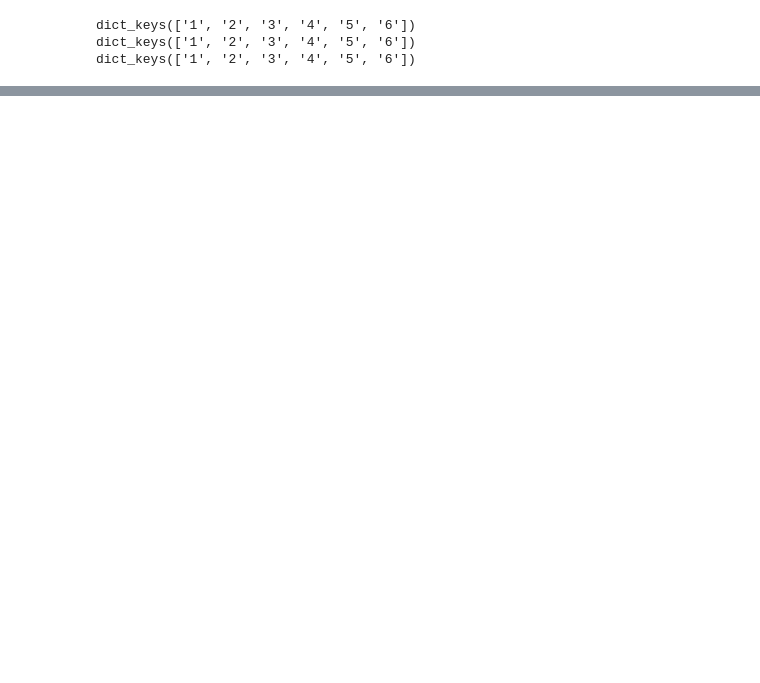
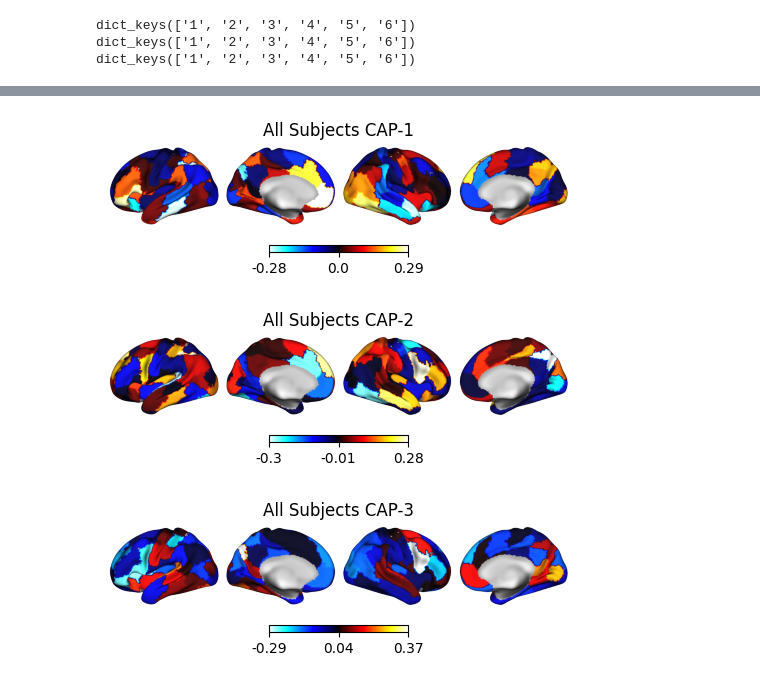
Before and after one commit to donishadsmith/neurocaps, a Jupyter notebook: demo.ipynb, the cells around one changed output, grey strips where cells are left out. Cells and saved outputs as stored; diff of their text form; code cells hidden in the pictures; blank space fills up the shorter version.

```diff
--- a/demo.ipynb
+++ b/demo.ipynb
@@ -248,0 +294,6 @@ cap_analysis.caps2surf(cmap=custom_cmap, size=(500, 100), layout="row")
+# %%
+cap_analysis.caps2surf(cmap="cold_hot", layout="row",  size=(500, 100), knn_dict={"k":5, "resolution_mm":2})
+# %% [output]
+[figure, added]
+[figure, added]
+[figure, added]
```
Also changed, not shown: parts of 47 cells of this notebook, 21 other files.
